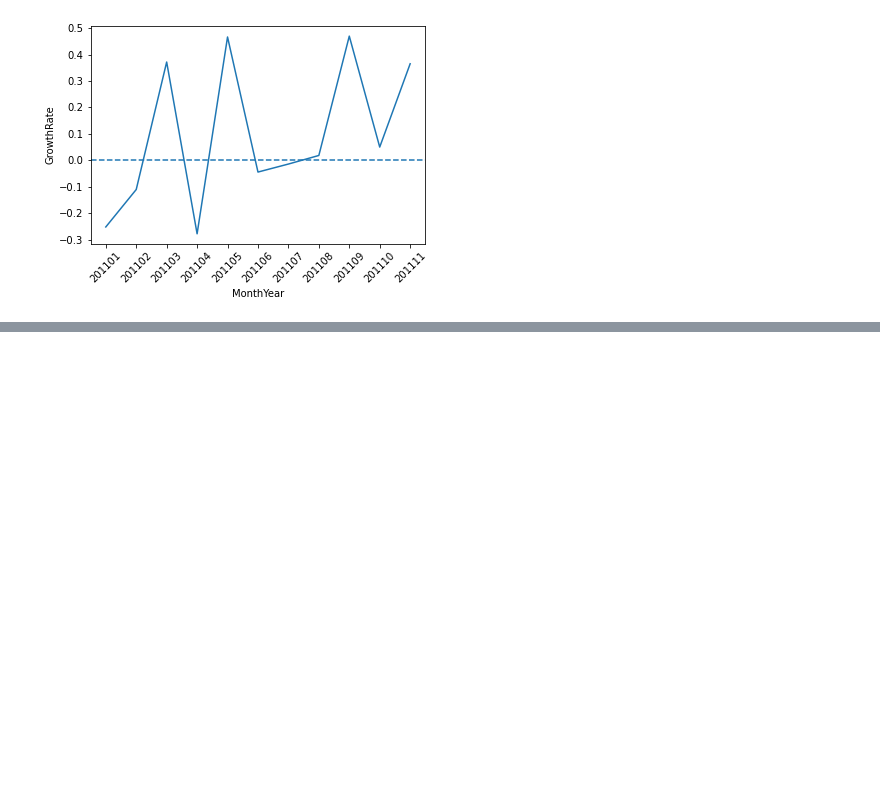
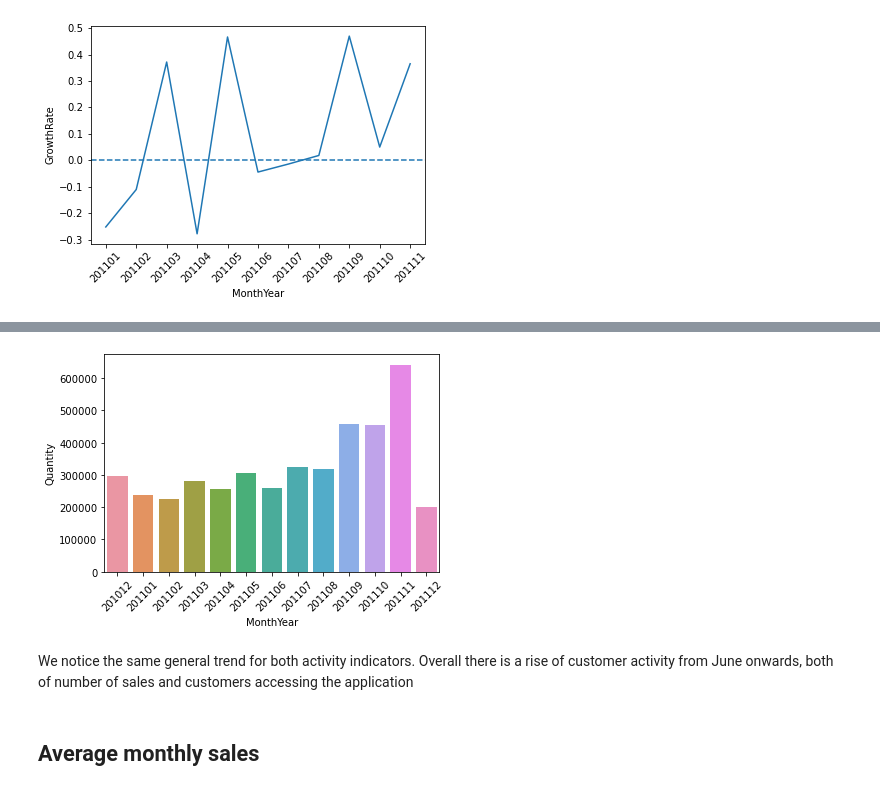
Before and after one commit to abhijithrajan/retail_growth_analysis, a Jupyter notebook: Metrics.ipynb, the cells around one changed output, grey strips where cells are left out. Drawn from its saved outputs; the diff is of its cells as text; code cells hidden in the pictures; blank space fills up the shorter version.

```diff
--- a/Metrics.ipynb
+++ b/Metrics.ipynb
@@ -126,0 +162,3 @@ plt.xticks(rotation=45);
+# %%
+#creating monthly active customers dataframe by counting unique Customer IDs
+uk_monthly_sales = uk_df.groupby('MonthYear')['Quantity'].sum().reset_index()
@@ -126,0 +182,9 @@ plt.xticks(rotation=45);
+# %%
+sns.barplot(data=uk_monthly_sales, x='MonthYear', y='Quantity')
+plt.xticks(rotation=45);
+# %% [output]
+[figure, added]
+# %% [markdown]
+We notice the same general trend for both activity indicators. Overall there is a rise of customer activity from June onwards, both of number of sales and customers accessing the application
+# %% [markdown]
+## Average monthly sales
```
Also changed, not shown: parts of 13 cells of this notebook.
